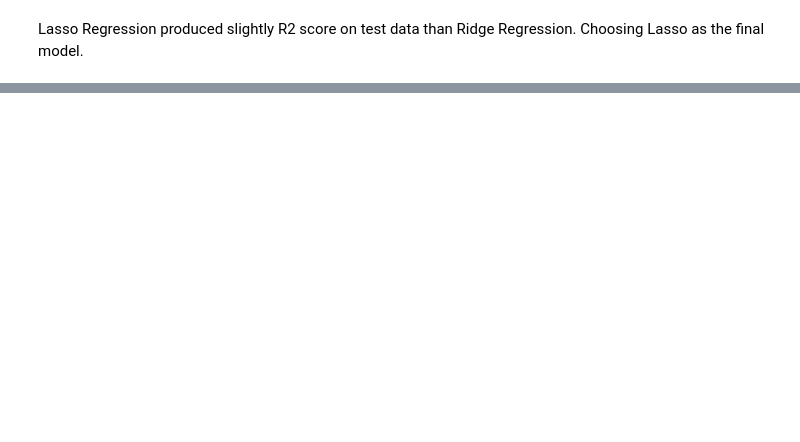
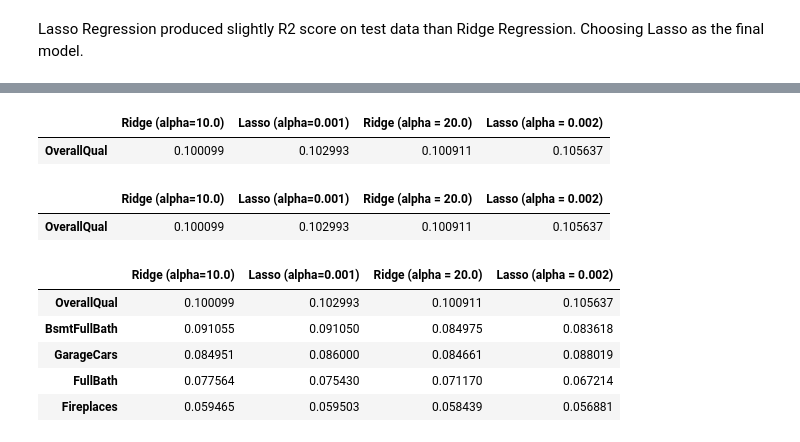
Before and after one commit to Suraj-Kumar-Panigrahi/house-price-prediction, a Jupyter notebook: House_price_prediction.ipynb, the cells around one changed output, grey strips where cells are left out. Drawn from its saved outputs; the diff is of its cells as text; code cells hidden in the pictures; blank space fills up the shorter version.

```diff
--- a/House_price_prediction.ipynb
+++ b/House_price_prediction.ipynb
@@ -579 +579,17 @@ Index(['PoolQC', 'OverallQual', 'GarageCars', 'FullBath', 'BsmtFullBath',
       dtype='object')
+# %%
+# Double alpha Ridge
+
+# Model Building
+ridge_model = Ridge(alpha=20.0)
+ridge_model.fit(X_train_rfe, y_train)
+
+# Predicting
+y_train_pred = ridge_model.predict(X_train_rfe)
+y_test_pred = ridge_model.predict(X_test_rfe)
+
+print("Model Evaluation : Ridge Regression, alpha=20.0")
+print('R2 score (train) : ',round(r2_score(y_train,y_train_pred), 4))
+print('R2 score (test) : ',round(r2_score(y_test,y_test_pred), 4))
+print('RMSE (train) : ', round(np.sqrt(mean_squared_error(y_train, y_train_pred)), 4))
+print('RMSE (test) : ', round(np.sqrt(mean_squared_error(y_test, y_test_pred)), 4))
@@ -579,0 +602,13 @@ Index(['PoolQC', 'OverallQual', 'GarageCars', 'FullBath', 'BsmtFullBath',
+# %%
+# Double alpha Lasso
+
+lasso_model = Lasso(alpha=0.002)
+lasso_model.fit(X_train_rfe, y_train)
+y_train_pred = lasso_model.predict(X_train_rfe)
+y_test_pred = lasso_model.predict(X_test_rfe)
+
+print("Model Evaluation : Lasso Regression, alpha=0.002")
+print('R2 score (train) : ',round(r2_score(y_train,y_train_pred), 4))
+print('R2 score (test) : ',round(r2_score(y_test,y_test_pred), 4))
+print('RMSE (train) : ', round(np.sqrt(mean_squared_error(y_train, y_train_pred)), 4))
+print('RMSE (test) : ', round(np.sqrt(mean_squared_error(y_test, y_test_pred)), 4))
@@ -579,0 +621,5 @@ Index(['PoolQC', 'OverallQual', 'GarageCars', 'FullBath', 'BsmtFullBath',
+# %%
+model_coefficients['Ridge (alpha = 20.0)'] = ridge_model.coef_
+model_coefficients['Lasso (alpha = 0.002)'] = lasso_model.coef_
+pd.set_option('display.max_rows', None)
+model_coefficients
@@ -579,0 +644,21 @@ Index(['PoolQC', 'OverallQual', 'GarageCars', 'FullBath', 'BsmtFullBath',
+# %%
+model_coefficients.sort_values(by='Lasso (alpha = 0.002)', ascending=False).head(1)
+# %% [output]
+|  | Ridge (alpha=10.0) | Lasso (alpha=0.001) | Ridge (alpha = 20.0) | Lasso (alpha = 0.002) |
+| OverallQual | 0.100099 | 0.102993 | 0.100911 | 0.105637 |
+# %%
+model_coefficients.sort_values(by='Ridge (alpha = 20.0)', ascending=False).head(1)
+# %% [output]
+|  | Ridge (alpha=10.0) | Lasso (alpha=0.001) | Ridge (alpha = 20.0) | Lasso (alpha = 0.002) |
+| OverallQual | 0.100099 | 0.102993 | 0.100911 | 0.105637 |
+# %%
+# Top 5 featues in Lasso final model
+
+model_coefficients.sort_values(by='Lasso (alpha=0.001)', ascending=False).head(5)
+# %% [output]
+|  | Ridge (alpha=10.0) | Lasso (alpha=0.001) | Ridge (alpha = 20.0) | Lasso (alpha = 0.002) |
+| OverallQual | 0.100099 | 0.102993 | 0.100911 | 0.105637 |
+| BsmtFullBath | 0.091055 | 0.091050 | 0.084975 | 0.083618 |
+| GarageCars | 0.084951 | 0.086000 | 0.084661 | 0.088019 |
+| FullBath | 0.077564 | 0.075430 | 0.071170 | 0.067214 |
+| Fireplaces | 0.059465 | 0.059503 | 0.058439 | 0.056881 |
```
Also changed, not shown: parts of 16 cells of this notebook, 1 other file.
